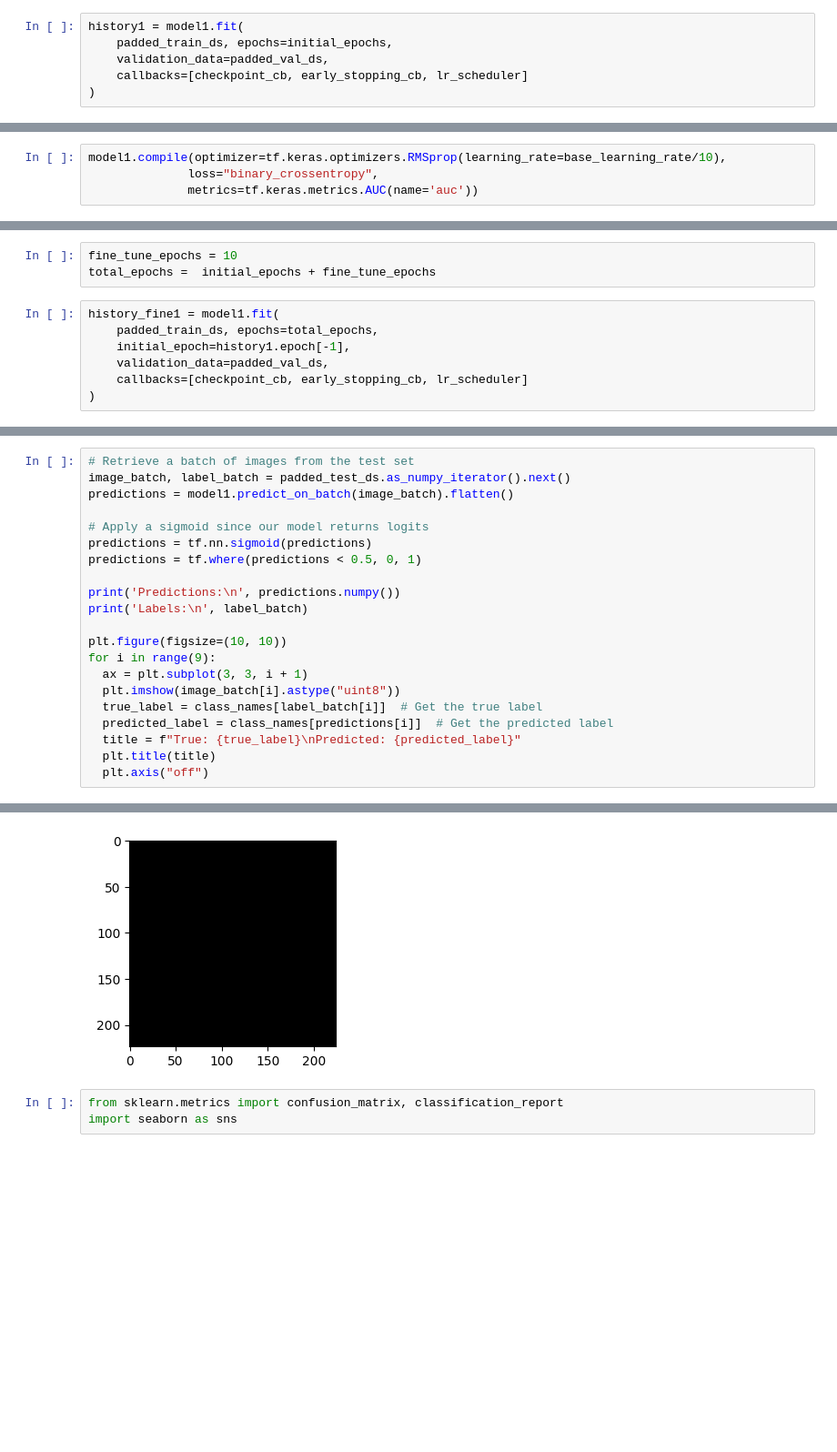
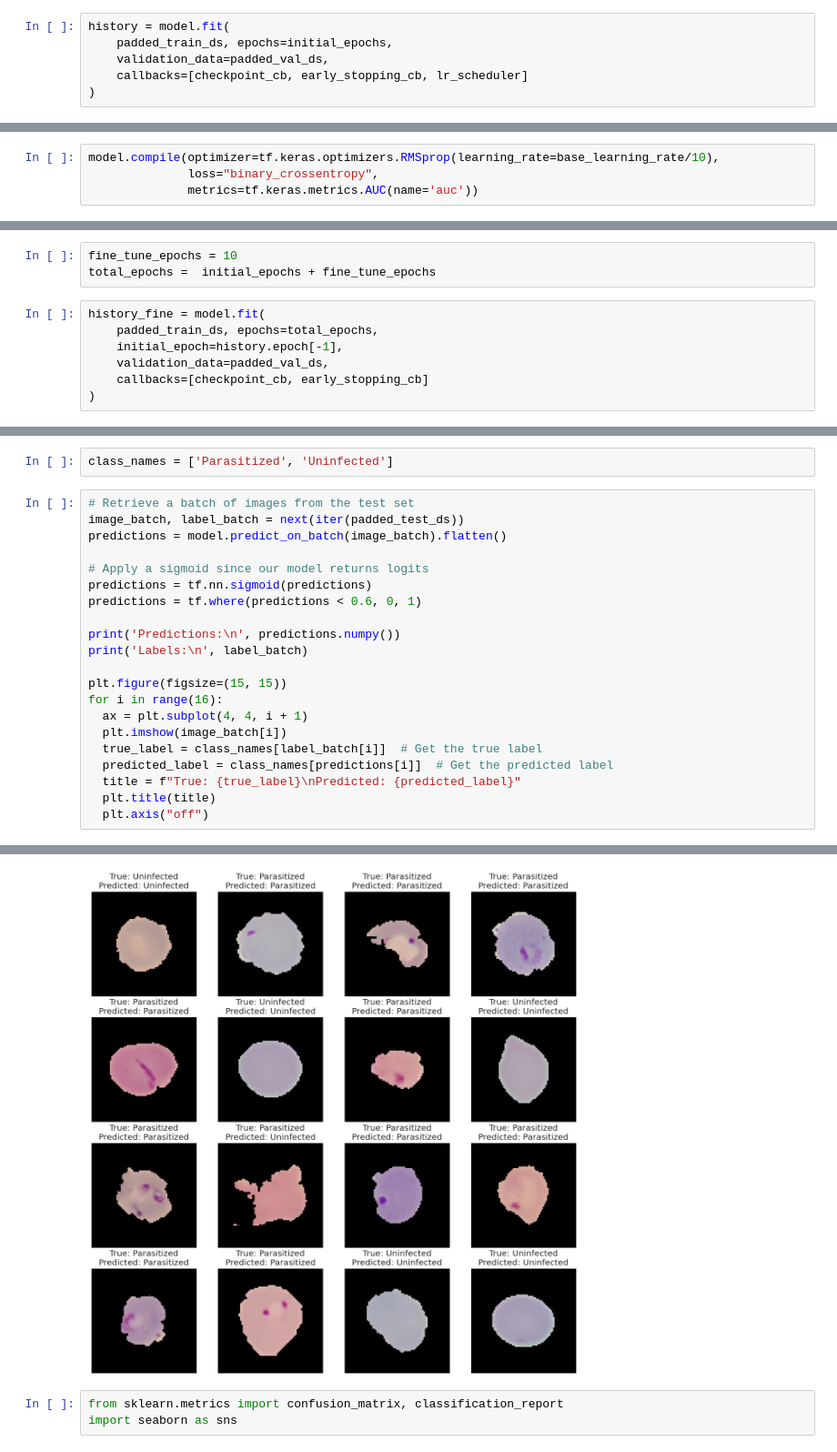
Before and after one commit to nikogarro/Deep-Learning, a Jupyter notebook: tf_image_class_pretrained_models_malaria.ipynb, the cells around one changed output, grey strips where cells are left out. Shown at 91% size. Drawn from its saved outputs; the diff is of its cells as text; blank space fills up the shorter version.

```diff
--- a/tf_image_class_pretrained_models_malaria.ipynb
+++ b/tf_image_class_pretrained_models_malaria.ipynb
@@ -255,5 +266,5 @@ loss0, accuracy0 = model1.evaluate(padded_test_ds)
 # %%
-history1 = model1.fit(
+history = model.fit(
     padded_train_ds, epochs=initial_epochs,
     validation_data=padded_val_ds,
     callbacks=[checkpoint_cb, early_stopping_cb, lr_scheduler]
@@ -312,7 +335,7 @@ for layer in base_model1.layers[:fine_tune_at]:
 # %% [output]
 Number of layers in the base model:  19
 # %%
-model1.compile(optimizer=tf.keras.optimizers.RMSprop(learning_rate=base_learning_rate/10),
+model.compile(optimizer=tf.keras.optimizers.RMSprop(learning_rate=base_learning_rate/10),
               loss="binary_crossentropy",
               metrics=tf.keras.metrics.AUC(name='auc'))
 # %%
@@ -339,11 +362,11 @@ _________________________________________________________________
 fine_tune_epochs = 10
 total_epochs =  initial_epochs + fine_tune_epochs
 # %%
-history_fine1 = model1.fit(
+history_fine = model.fit(
     padded_train_ds, epochs=total_epochs,
-    initial_epoch=history1.epoch[-1],
+    initial_epoch=history.epoch[-1],
     validation_data=padded_val_ds,
-    callbacks=[checkpoint_cb, early_stopping_cb, lr_scheduler]
+    callbacks=[checkpoint_cb, early_stopping_cb]
 )
 # %% [output]
 Epoch 10/20
@@ -414,19 +434,21 @@ AttributeError: ignored
+# %%
+class_names = ['Parasitized', 'Uninfected']
 # %%
 # Retrieve a batch of images from the test set
-image_batch, label_batch = padded_test_ds.as_numpy_iterator().next()
-predictions = model1.predict_on_batch(image_batch).flatten()
+image_batch, label_batch = next(iter(padded_test_ds))
+predictions = model.predict_on_batch(image_batch).flatten()
 
 # Apply a sigmoid since our model returns logits
 predictions = tf.nn.sigmoid(predictions)
-predictions = tf.where(predictions < 0.5, 0, 1)
+predictions = tf.where(predictions < 0.6, 0, 1)
 
 print('Predictions:\n', predictions.numpy())
 print('Labels:\n', label_batch)
 
-plt.figure(figsize=(10, 10))
-for i in range(9):
-  ax = plt.subplot(3, 3, i + 1)
-  plt.imshow(image_batch[i].astype("uint8"))
+plt.figure(figsize=(15, 15))
+for i in range(16):
+  ax = plt.subplot(4, 4, i + 1)
+  plt.imshow(image_batch[i])
   true_label = class_names[label_batch[i]]  # Get the true label
   predicted_label = class_names[predictions[i]]  # Get the predicted label
   title = f"True: {true_label}\nPredicted: {predicted_label}"
@@ -441,4 +469,4 @@ NameError: ignored
-[figure, old version]
+[figure, new version]
 # %%
 from sklearn.metrics import confusion_matrix, classification_report
 import seaborn as sns
```
Also changed, not shown: parts of 26 cells of this notebook.
